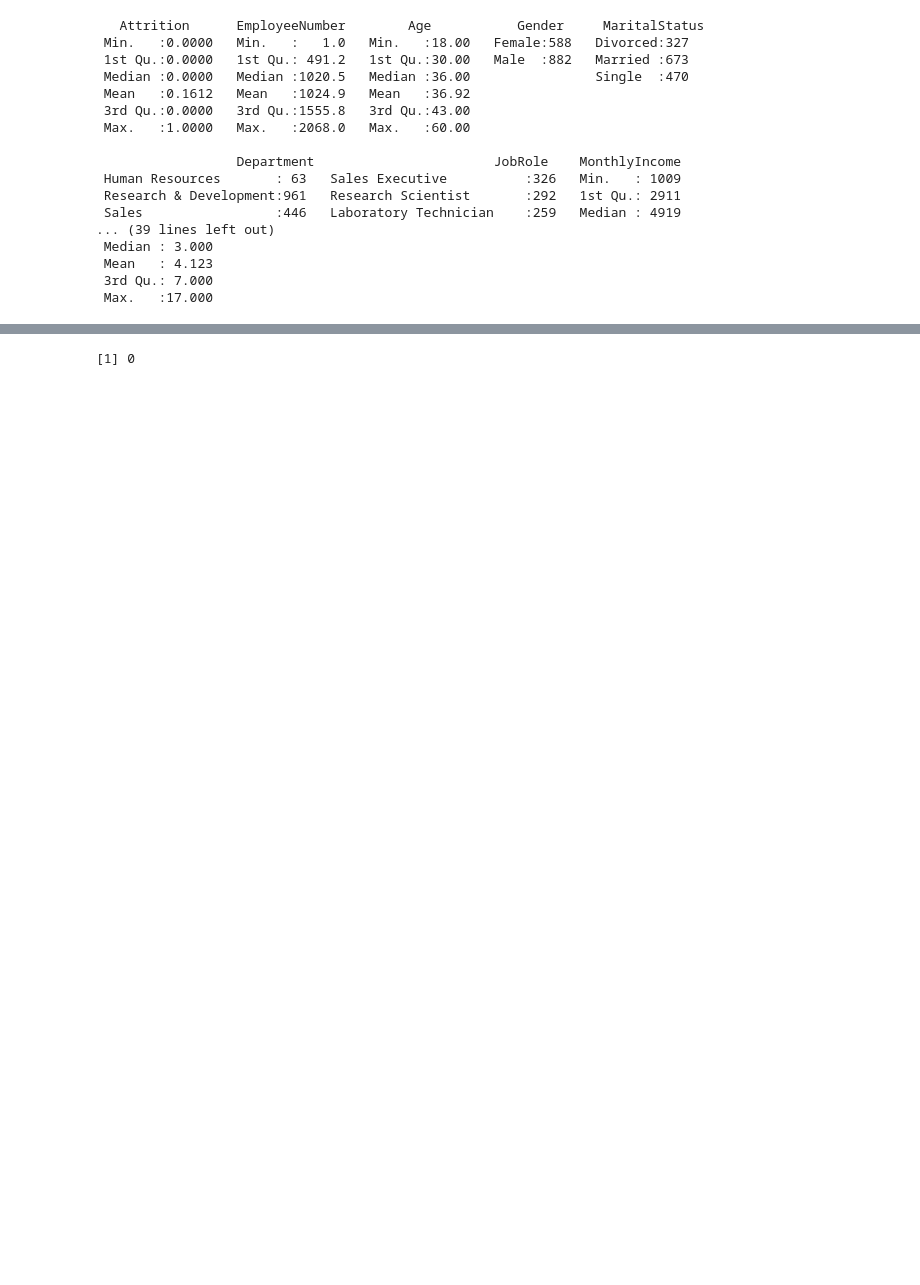
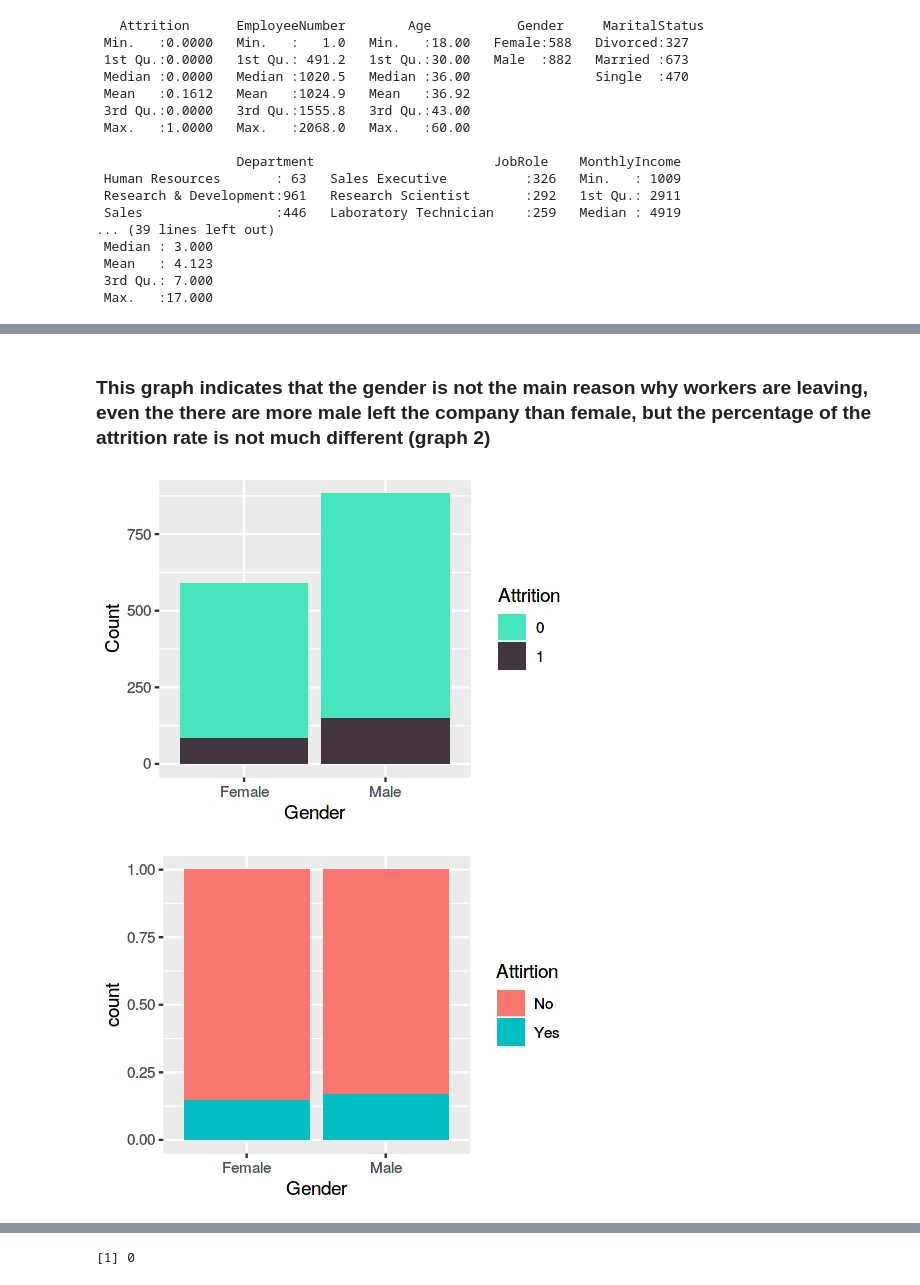
Before and after one commit to puliubyuh/hr_project, a Jupyter notebook: utf-8''hr_code (1).ipynb, the cells around one changed output, grey strips where cells are left out. Cells and saved outputs as stored; diff of their text form; code cells hidden in the pictures; blank space fills up the shorter version.

```diff
--- a/utf-8''hr_code (1).ipynb
+++ b/utf-8''hr_code (1).ipynb
@@ -99,0 +152,16 @@ A matrix: 17 x 17 of type dbl
+# %% [markdown]
+### This graph indicates that the gender is not the main reason why workers are leaving, even the there are more male left the company than female, but the percentage of the attrition rate is not much different (graph 2)
+# %%
+# Attrition number and rate between the male and female employees?
+p<- ggplot(hr_data,aes(Gender,fill=factor(Attrition))) +
+  geom_bar() +
+  xlab("Gender") +
+  ylab("Count") +
+  labs(fill = "Attrition")
+p + scale_fill_manual(values = c("#47E5BC", "#43353F"))
+p<- ggplot(hr_data, aes(x = Gender, fill = factor(Attrition)))+
+geom_bar(position = "fill")
+p + scale_fill_discrete(name = "Attirtion", labels = c("No", "Yes"))
+# %% [output]
+[figure, added]
+[figure, added]
```
Also changed, not shown: parts of 45 cells of this notebook.
